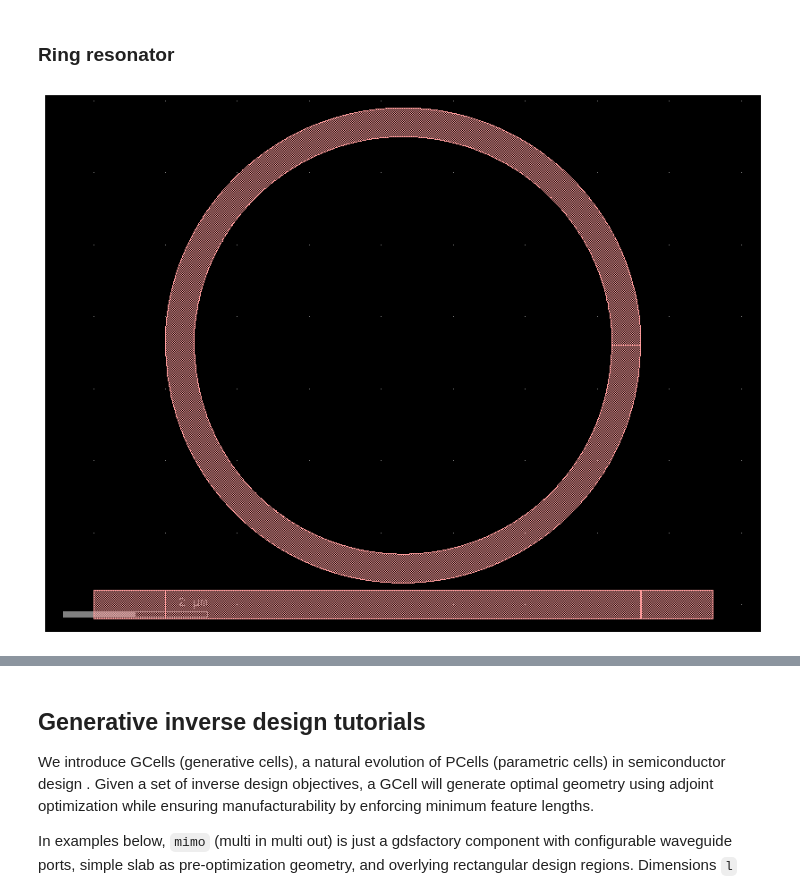
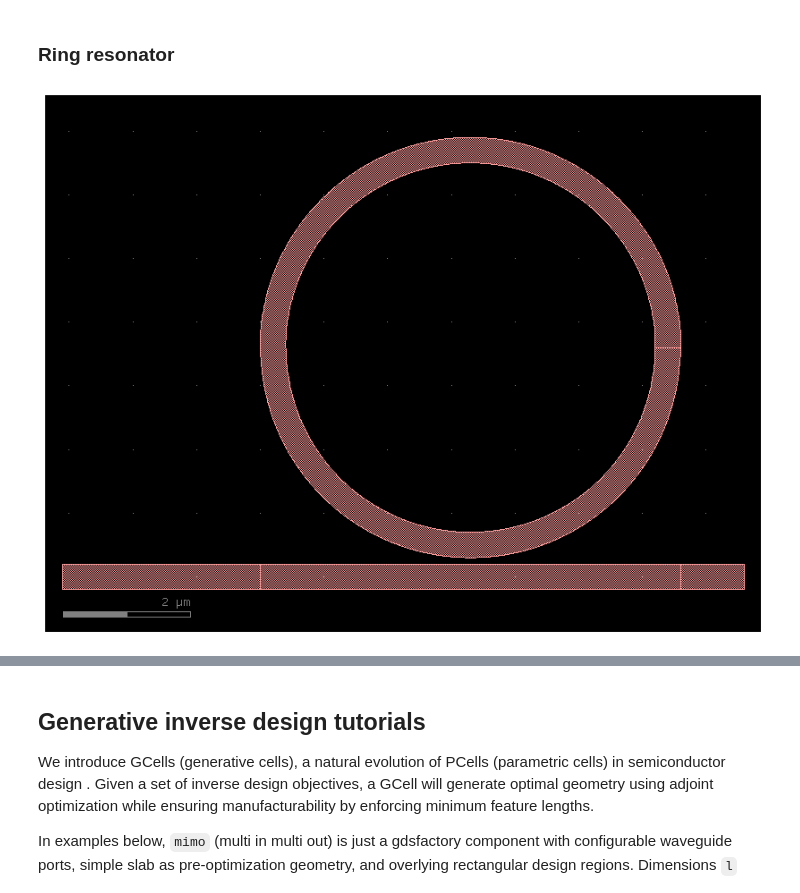
Before and after one commit to paulxshen/Luminescent.jl, a Jupyter notebook: Luminescent_AI_docs.ipynb, the cells around one changed output, grey strips where cells are left out. Drawn from its saved outputs; the diff is of its cells as text; code cells hidden in the pictures.

```diff
--- a/Luminescent_AI_docs.ipynb
+++ b/Luminescent_AI_docs.ipynb
@@ -190,41 +193,42 @@ gf.clear_cache()
 
 layers = {
     "core": LayerLevel(
         layer=LogicalLayer(layer=(1, 0)),
         thickness=0.18,
         zmin=0.0,
         material="Si",
         mesh_order=2,
     ),
 }
 
 SOI180 = LayerStack(layers=layers)
 SOI180.layers['default'] = {
     'material': 'SiO2'
 }
 
 radius = 3.1
 width = 0.4
 gap = .1
-extlength = 1
+source_port_margin = 3
 
 c = gf.Component()
 wg = gf.components.straight(length=2*radius+width, width=width)
 ring = gf.components.ring(radius=radius, width=width)
-wgext = gf.components.straight(length=extlength, width=width)
+ext1 = gf.components.straight(length=source_port_margin+.1, width=width)
+ext2 = gf.components.straight(length=1, width=width)
 
 _wg = c.add_ref(wg)
-_wgext1 = c.add_ref(wgext)
-_wgext2 = c.add_ref(wgext)
-_wgext1.connect("o2", _wg.ports["o1"])
-_wgext2.connect("o1", _wg.ports["o2"])
+_ext1 = c<<ext1
+_ext2 = c<<ext2
+_ext1.connect("o2", _wg.ports["o1"])
+_ext2.connect("o1", _wg.ports["o2"])
+_ring = c << ring
+_ring.move((radius+width/2, width+gap+radius))
 
-_ring = c.add_ref(ring)
-_ring.move((radius+width/2, width+gap+radius))
 c.add_port("o1", port=wg.ports["o1"])
 c.add_port("o2", port=wg.ports["o2"])
 c.plot()
 # %% [output]
-[figure, old version]
+[figure, new version]
 # %%
 keys = ["2,1"]
```
Also changed, not shown: parts of 3 cells of this notebook.
